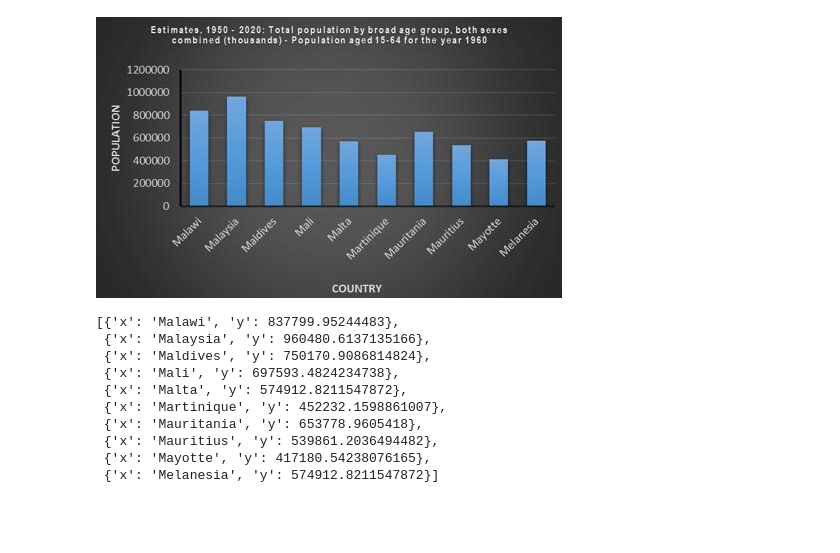
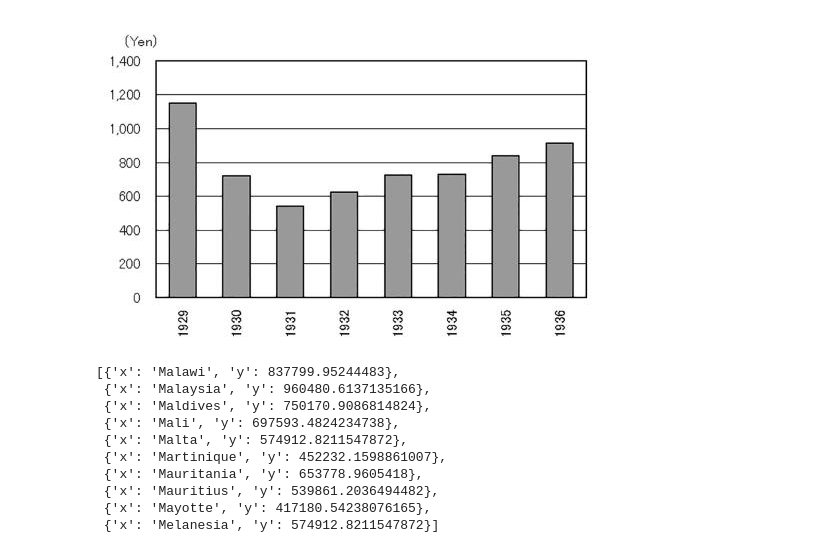
Before and after one commit to scbtm/_ben_t_comp_, a Jupyter notebook: compnb.ipynb, the cells around one changed output. Cells and saved outputs as stored; diff of their text form; code cells hidden in the pictures; blank space fills up the shorter version.

```diff
--- a/compnb.ipynb
+++ b/compnb.ipynb
@@ -8,7 +26,7 @@ bd = BenetechDataset(data_config, task='classify', stage='train')
 # %%
-bd.__getitem__(0)[0]
+bd.__getitem__(899)[0]
 # %% [output]
-[figure, old version]
+[figure, new version]
 # %%
 bd.__getitem__(0)[1]['source']
 bd.__getitem__(0)[1]['chart-type']
```
Also changed, not shown: parts of 1 cell of this notebook, 1 other file.
